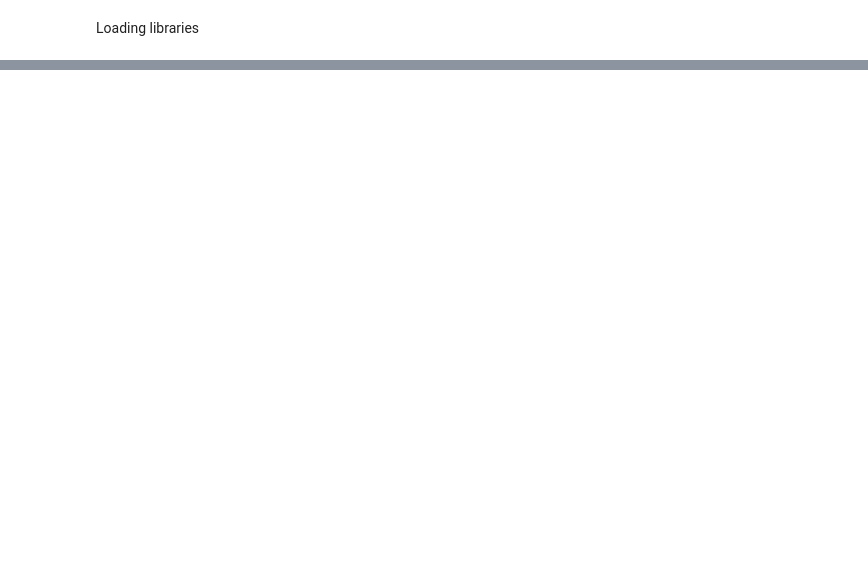
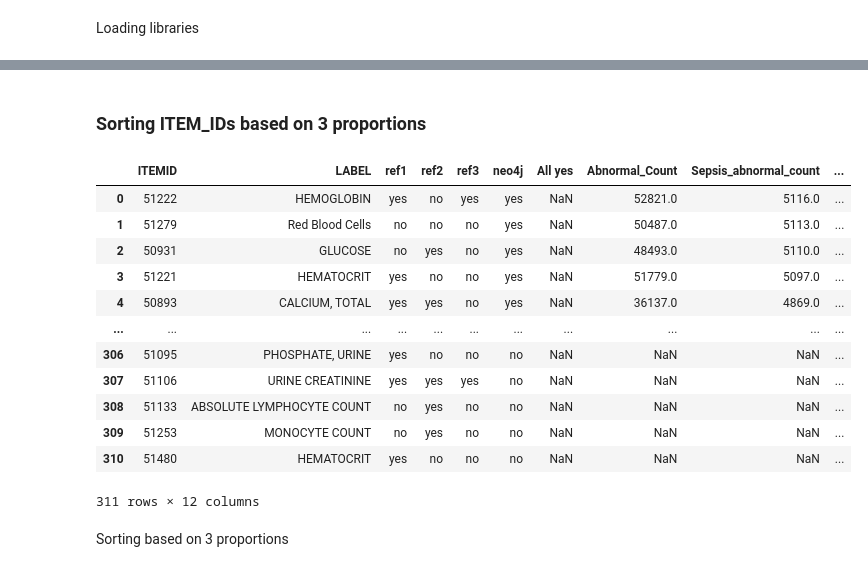
Before and after one commit to 23233408/CAPSTONE, a Jupyter notebook: Nyamtsetseg/Potential_labevents_comparison.ipynb, the cells around one changed output, grey strips where cells are left out. Saved outputs shown, nothing was run; the diff lists cells and outputs as text; code cells hidden in the pictures; blank space fills up the shorter version.

Commit message:
feature comparison code updated

```diff
--- a/Nyamtsetseg/Potential_labevents_comparison.ipynb
+++ b/Nyamtsetseg/Potential_labevents_comparison.ipynb
@@ -46,0 +293,23 @@ df_desc_items = pd.read_csv(path_desc_items)
+# %% [markdown]
+### Sorting ITEM_IDs based on 3 proportions
+# %%
+path_features = ROOT_DIR / 'data' / "features_comparison_draft.csv"
+df_features = pd.read_csv(path_features)
+# %%
+df_features
+# %% [output]
+|  | ITEMID | LABEL | ref1 | ref2 | ref3 | neo4j | All yes | Abnormal_Count | Sepsis_abnormal_count | ... |
+| 0 | 51222 | HEMOGLOBIN | yes | no | yes | yes | NaN | 52821.0 | 5116.0 | ... |
+| 1 | 51279 | Red Blood Cells | no | no | no | yes | NaN | 50487.0 | 5113.0 | ... |
+| 2 | 50931 | GLUCOSE | no | yes | no | yes | NaN | 48493.0 | 5110.0 | ... |
+| 3 | 51221 | HEMATOCRIT | yes | no | no | yes | NaN | 51779.0 | 5097.0 | ... |
+| 4 | 50893 | CALCIUM, TOTAL | yes | yes | no | yes | NaN | 36137.0 | 4869.0 | ... |
+| ... | ... | ... | ... | ... | ... | ... | ... | ... | ... | ... |
+| 306 | 51095 | PHOSPHATE, URINE | yes | no | no | no | NaN | NaN | NaN | ... |
+| 307 | 51106 | URINE CREATININE | yes | yes | yes | no | NaN | NaN | NaN | ... |
+| 308 | 51133 | ABSOLUTE LYMPHOCYTE COUNT | no | yes | no | no | NaN | NaN | NaN | ... |
+| 309 | 51253 | MONOCYTE COUNT | no | yes | no | no | NaN | NaN | NaN | ... |
+| 310 | 51480 | HEMATOCRIT | yes | no | no | no | NaN | NaN | NaN | ... |
+311 rows × 12 columns
+# %% [markdown]
+Sorting based on 3 proportions
```
Also changed, not shown: parts of 49 cells of this notebook.
